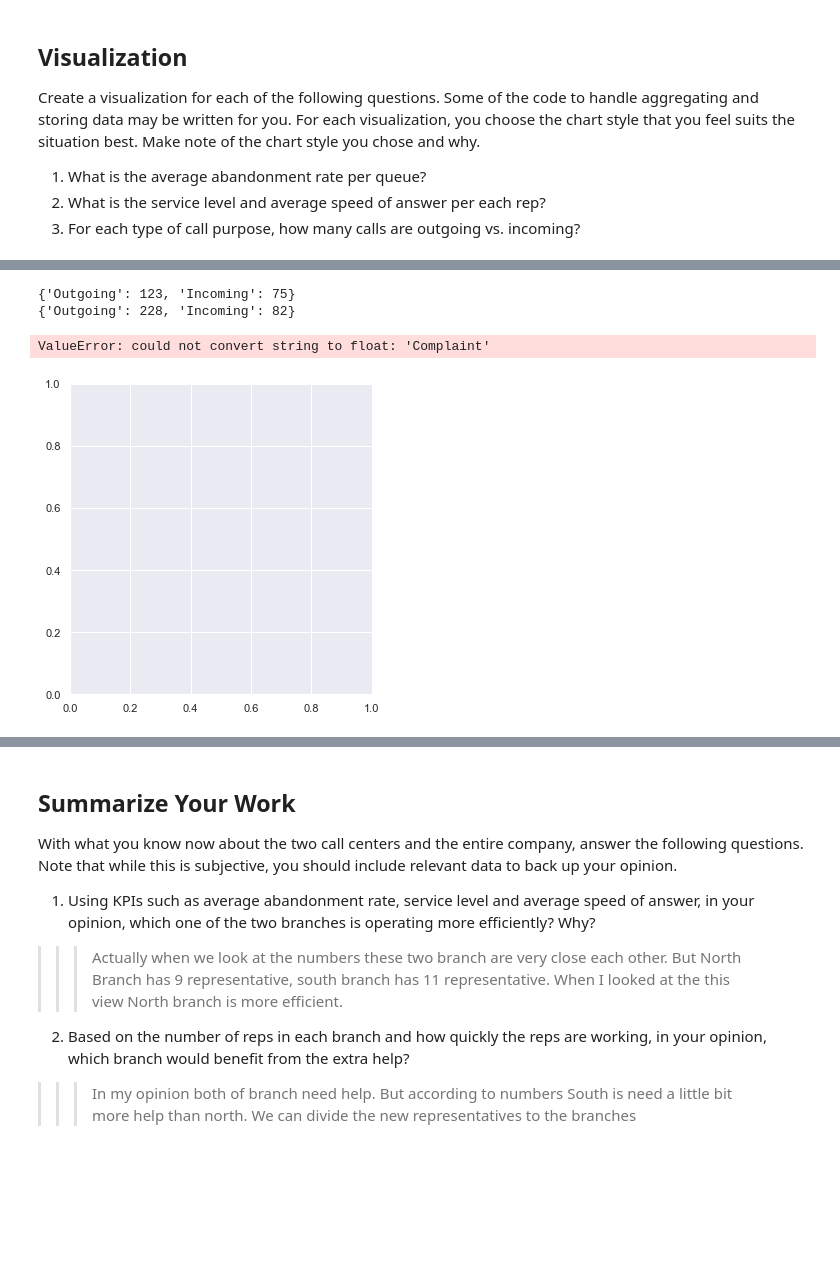
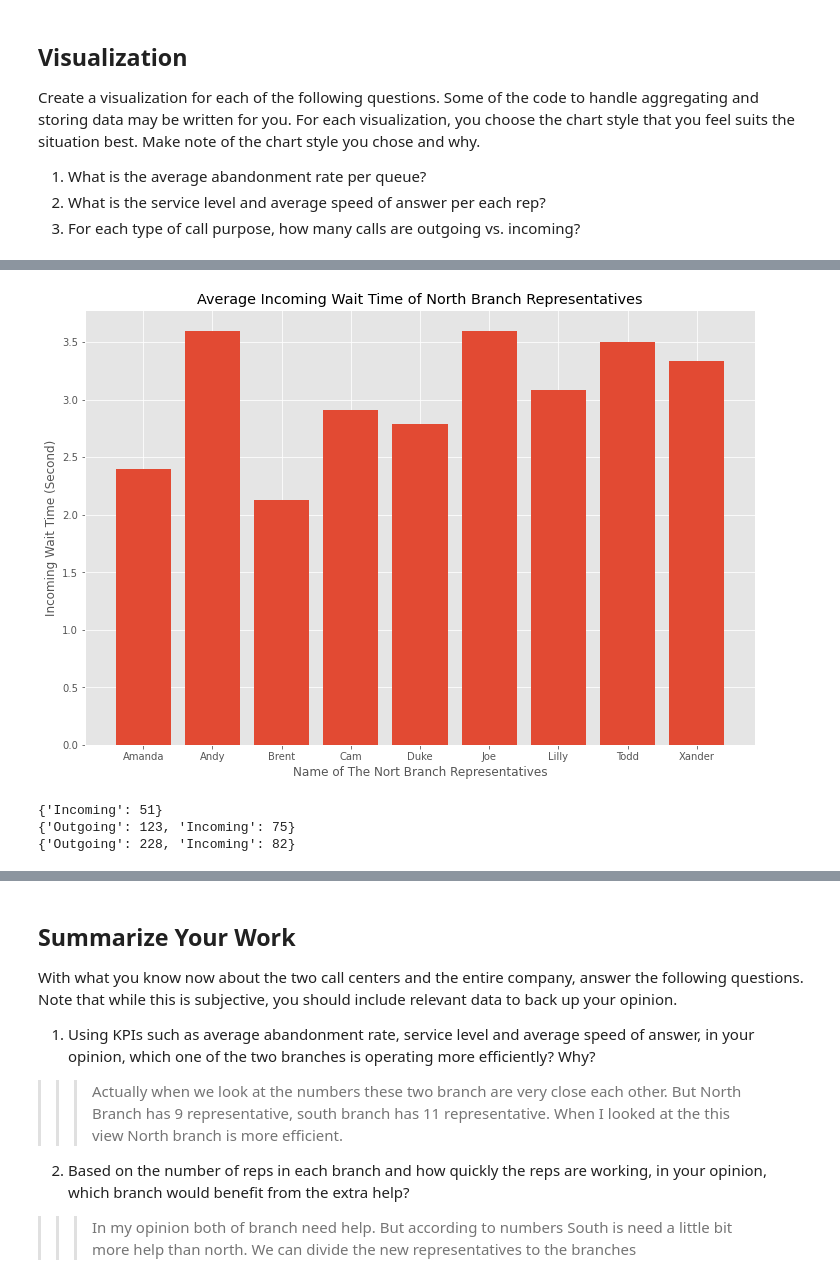
Before and after one commit to busraal/call-center-cleanup-assignment, a Jupyter notebook: Call Center Cleanup.ipynb, the cells around one changed output, grey strips where cells are left out. Saved outputs shown, nothing was run; the diff lists cells and outputs as text; code cells hidden in the pictures; blank space fills up the shorter version.

```diff
--- a/Call Center Cleanup.ipynb
+++ b/Call Center Cleanup.ipynb
@@ -744,13 +738,17 @@ sns.scatterplot(data=north_plt, x="Rep ID", y="Incoming Wait Time")
+# %%
+plt.bar(north_plt["Rep ID"],north_plt["Incoming Wait Time"])
+plt.title('Average Incoming Wait Time of North Branch Representatives')
+plt.xlabel('Name of The Nort Branch Representatives')
+plt.ylabel('Incoming Wait Time (Second)')
+plt.show()
+# %% [output]
+[figure, added]
 # %%
 # Create visualization 3 here
 # The three dictionaries, complaints, sales_support, and product_support, have the information you need
 
 
-import seaborn as sns
-import matplotlib.pyplot as plt
-
-
-purpose_group = df.groupby("Call Purpose")
+purpose_group = df.groupby('Call Purpose')
 purpose_counts = purpose_group["Incoming or Outgoing"].value_counts()
 complaints = purpose_counts["Complaint"].to_dict()
 print(complaints)
@@ -758,15 +756,12 @@ sales_support = purpose_counts["Sales Support"].to_dict()
 print(sales_support)
 product_support = purpose_counts["Product Support"].to_dict()
 print(product_support)
-
-
-sns.lmplot(x='Call Purpose', y='Calls', data=df, fit_reg= False, hue='Call Purpose', legend=False)
-
-plt.legend(loc='lower right')
-
-plt.show()
+data={
+    "Complaints": [51, 0],
+    "Sales Support": [75, 123],
+    "Product Support": [82, 228]
+}
 # %% [output]
+{'Incoming': 51}
 {'Outgoing': 123, 'Incoming': 75}
 {'Outgoing': 228, 'Incoming': 82}
-ValueError: could not convert string to float: 'Complaint'
-[figure, removed]
```
Also changed, not shown: parts of 17 cells of this notebook.
